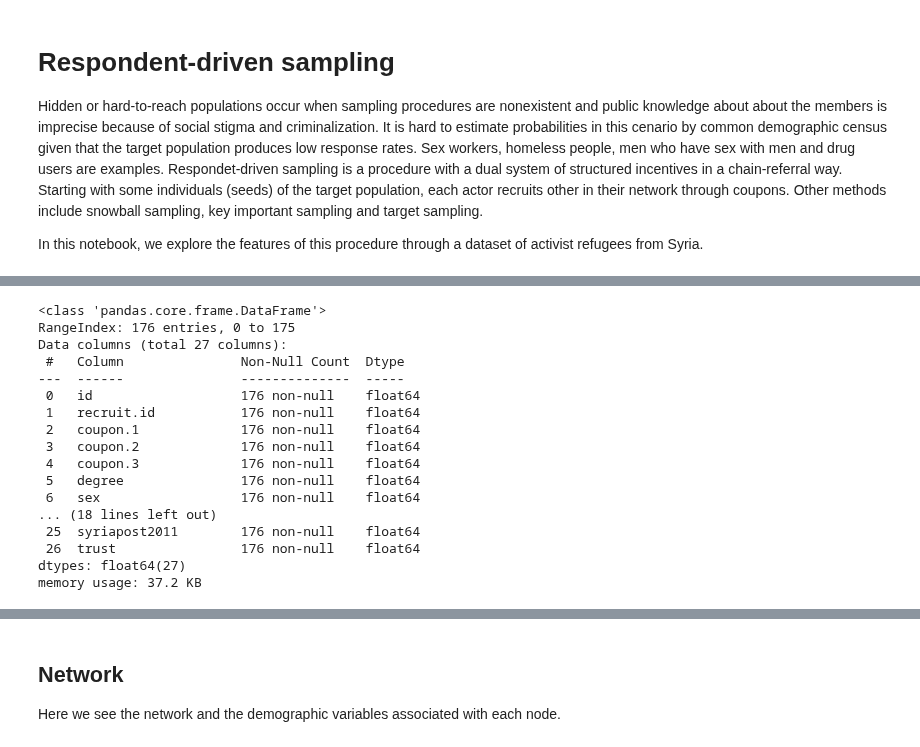
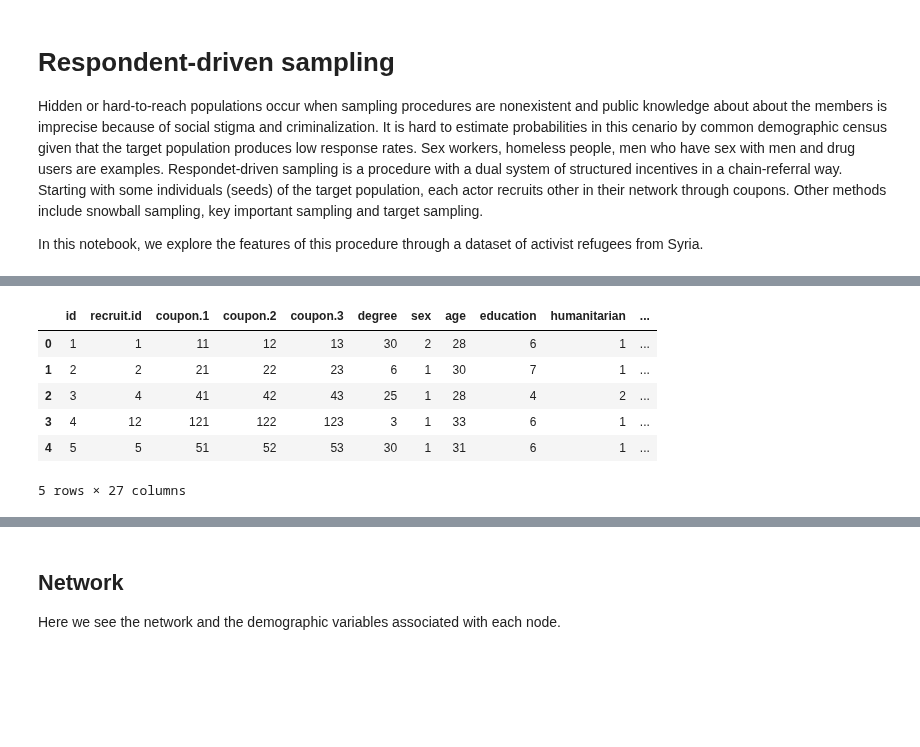
Before and after one commit to lucasmoschen/rds-bayesian-analysis-tcc, a Jupyter notebook: notebooks/introduction-rds.ipynb, the cells around one changed output, grey strips where cells are left out. Cells and saved outputs as stored; diff of their text form; code cells hidden in the pictures; blank space fills up the shorter version.

```diff
--- a/notebooks/introduction-rds.ipynb
+++ b/notebooks/introduction-rds.ipynb
@@ -64,20 +30,16 @@ data.iloc[-20:]
-# %%
-data.info()
-# %% [output]
-<class 'pandas.core.frame.DataFrame'>
-RangeIndex: 176 entries, 0 to 175
-Data columns (total 27 columns):
- #   Column               Non-Null Count  Dtype
----  ------               --------------  -----
- 0   id                   176 non-null    float64
- 1   recruit.id           176 non-null    float64
- 2   coupon.1             176 non-null    float64
- 3   coupon.2             176 non-null    float64
- 4   coupon.3             176 non-null    float64
- 5   degree               176 non-null    float64
- 6   sex                  176 non-null    float64
-... (18 lines left out)
- 25  syriapost2011        176 non-null    float64
- 26  trust                176 non-null    float64
-dtypes: float64(27)
-memory usage: 37.2 KB
+# %%
+data = pd.read_excel("../data/rds_replication_data.xlsx",
+                     dtype = {"id": str,
+                              "recruit.id": str,
+                              "coupon.1": str,
+                              "coupon.2": str,
+                              "coupon.3": str})
+data.head()
+# %% [output]
+|  | id | recruit.id | coupon.1 | coupon.2 | coupon.3 | degree | sex | age | education | humanitarian | ... |
+| 0 | 1 | 1 | 11 | 12 | 13 | 30 | 2 | 28 | 6 | 1 | ... |
+| 1 | 2 | 2 | 21 | 22 | 23 | 6 | 1 | 30 | 7 | 1 | ... |
+| 2 | 3 | 4 | 41 | 42 | 43 | 25 | 1 | 28 | 4 | 2 | ... |
+| 3 | 4 | 12 | 121 | 122 | 123 | 3 | 1 | 33 | 6 | 1 | ... |
+| 4 | 5 | 5 | 51 | 52 | 53 | 30 | 1 | 31 | 6 | 1 | ... |
+5 rows × 27 columns
```
Also changed, not shown: parts of 20 cells of this notebook.
